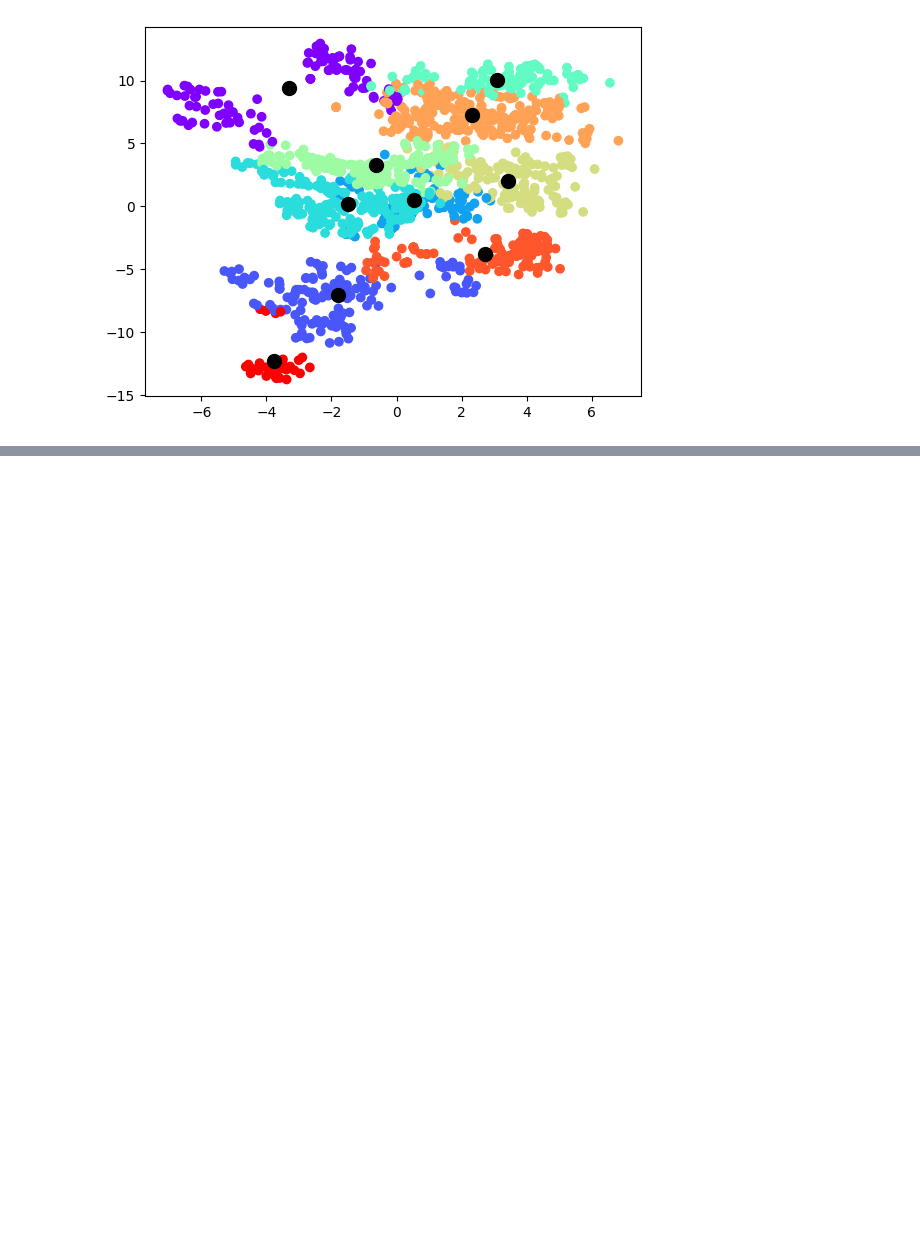
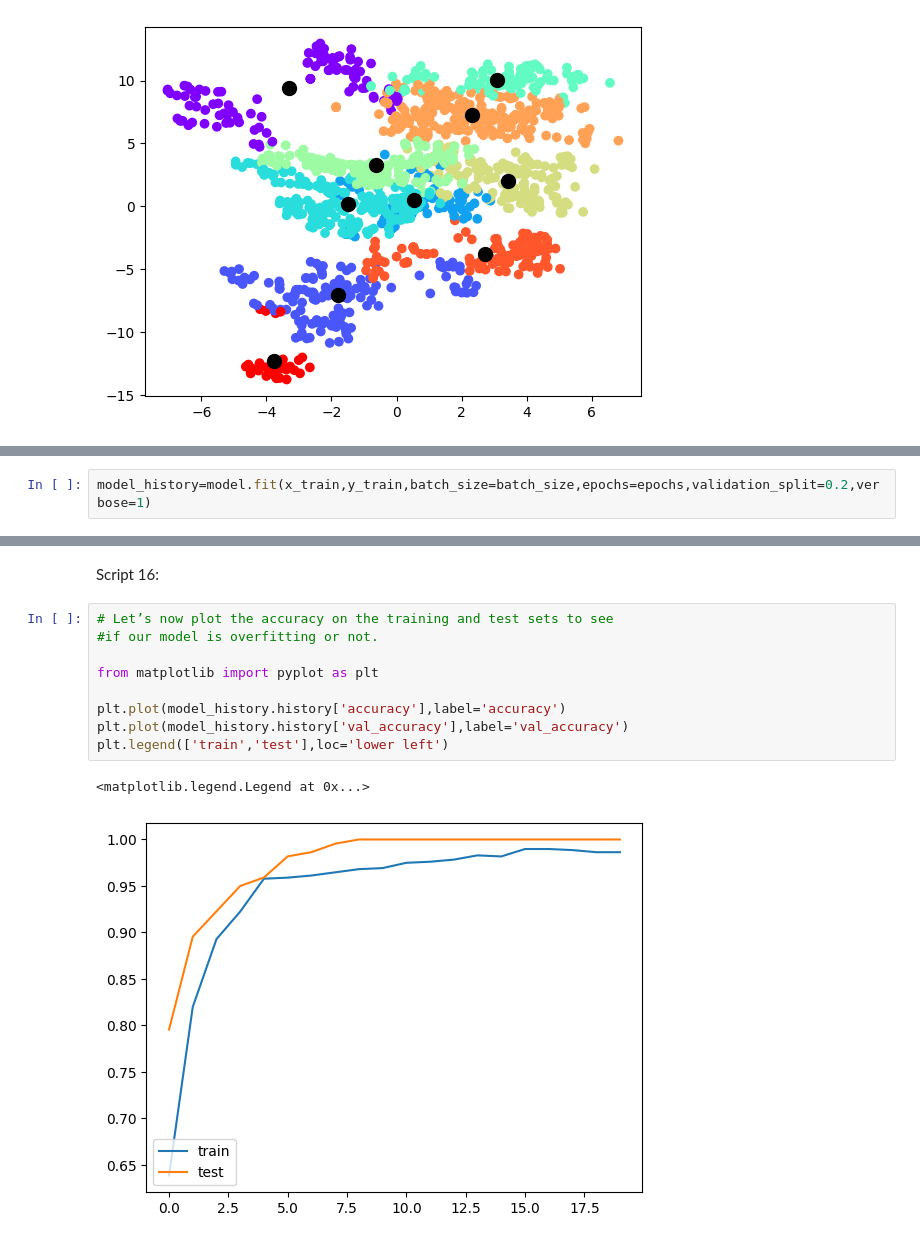
Before and after one commit to PabloBogg/Python_Machine_Learning_For_Beginners, a Jupyter notebook: Python.ipynb, the cells around one changed output, grey strips where cells are left out. Cells and saved outputs as stored; diff of their text form; blank space fills up the shorter version.

```diff
--- a/Python.ipynb
+++ b/Python.ipynb
@@ -3032,0 +3192,2 @@ plt.scatter(km_model.cluster_centers_[:,0],km_model.cluster_centers_[:,1],s=100,
+# %%
+model_history=model.fit(x_train,y_train,batch_size=batch_size,epochs=epochs,validation_split=0.2,verbose=1)
@@ -3032,0 +3225,14 @@ plt.scatter(km_model.cluster_centers_[:,0],km_model.cluster_centers_[:,1],s=100,
+# %% [markdown]
+Script 16:
+# %%
+# Let’s now plot the accuracy on the training and test sets to see
+#if our model is overfitting or not.
+
+from matplotlib import pyplot as plt
+
+plt.plot(model_history.history['accuracy'],label='accuracy')
+plt.plot(model_history.history['val_accuracy'],label='val_accuracy')
+plt.legend(['train','test'],loc='lower left')
+# %% [output]
+<matplotlib.legend.Legend at 0x...>
+[figure, added]
```
Also changed, not shown: parts of 34 cells of this notebook.
